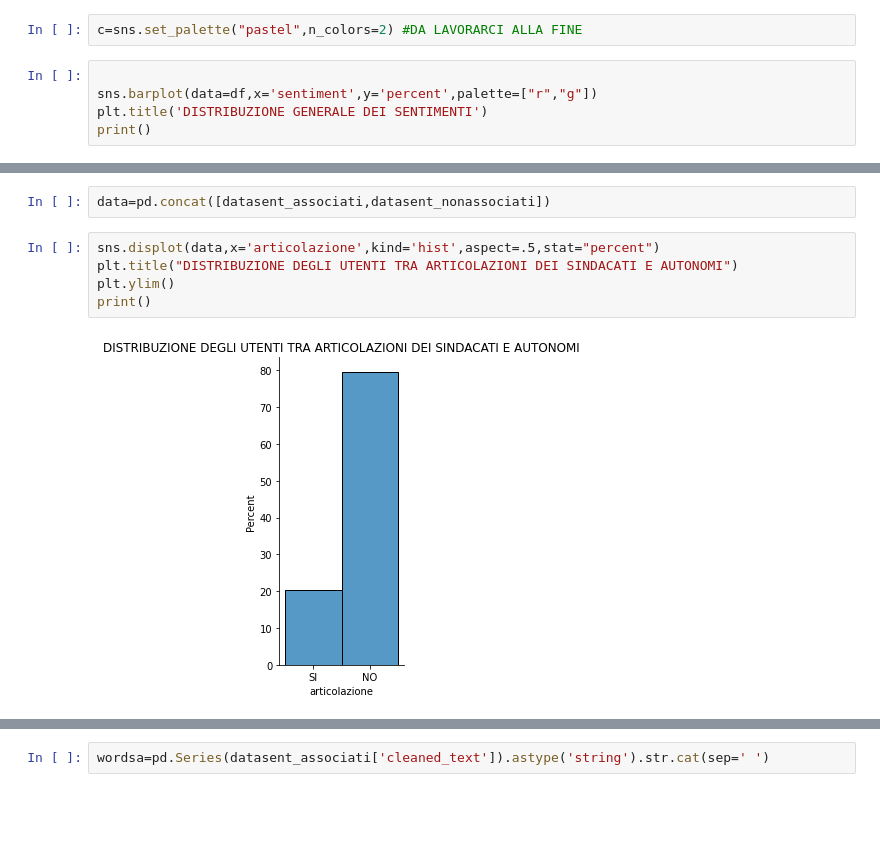
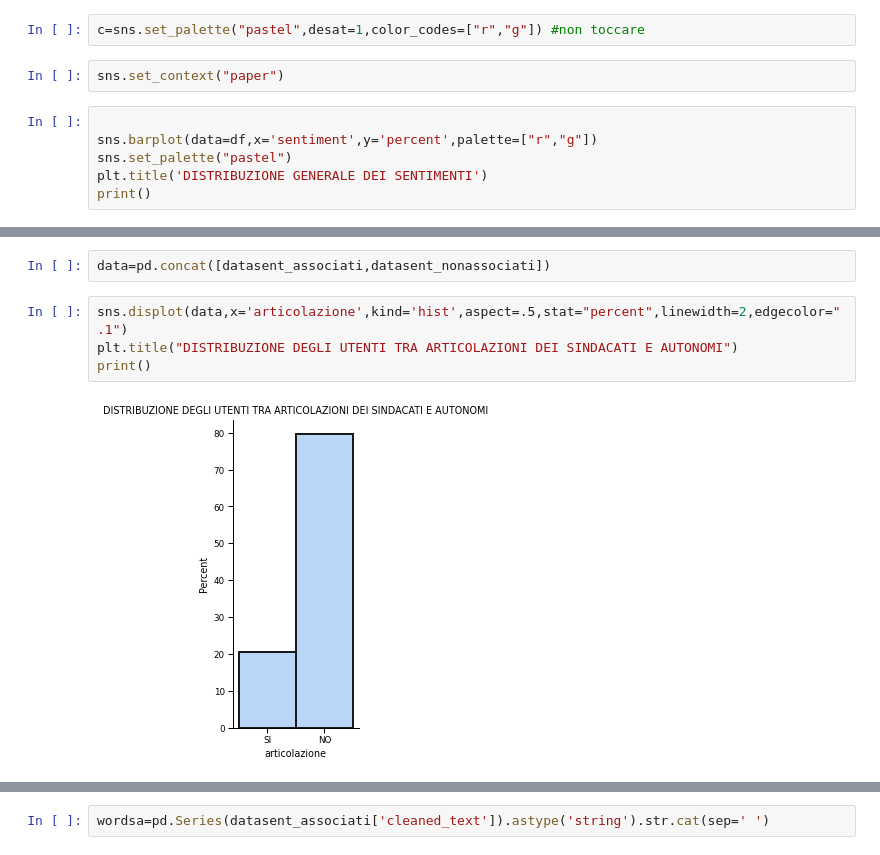
Before and after one commit to paolofesta/prove, a Jupyter notebook: TESI.ipynb, the cells around one changed output, grey strips where cells are left out. Saved outputs shown, nothing was run; the diff lists cells and outputs as text; blank space fills up the shorter version.

```diff
--- a/TESI.ipynb
+++ b/TESI.ipynb
@@ -351,11 +346,14 @@ from  matplotlib.ticker import PercentFormatter
 c={'percent':[(8880/12560)*100,(3680/12560)*100],'sentiment':['negative','positive']}
 df=pd.DataFrame(c)
 df['percent']=df['percent'].astype('int')
-# %%
-c=sns.set_palette("pastel",n_colors=2) #DA LAVORARCI ALLA FINE
+# %%
+c=sns.set_palette("pastel",desat=1,color_codes=["r","g"]) #non toccare
+# %%
+sns.set_context("paper")
 # %%
 
 sns.barplot(data=df,x='sentiment',y='percent',palette=["r","g"])
+sns.set_palette("pastel")
 plt.title('DISTRIBUZIONE GENERALE DEI SENTIMENTI')
 print()
 # %% [output]
@@ -518,9 +544,8 @@ See the caveats in the documentation: https://pandas.pydata.org/pandas-docs/stab
 # %%
 data=pd.concat([datasent_associati,datasent_nonassociati])
 # %%
-sns.displot(data,x='articolazione',kind='hist',aspect=.5,stat="percent")
+sns.displot(data,x='articolazione',kind='hist',aspect=.5,stat="percent",linewidth=2,edgecolor=".1")
 plt.title("DISTRIBUZIONE DEGLI UTENTI TRA ARTICOLAZIONI DEI SINDACATI E AUTONOMI")
-plt.ylim()
 print()
 # %% [output]
-[figure, old version]
+[figure, new version]
```
Also changed, not shown: parts of 42 cells of this notebook.
